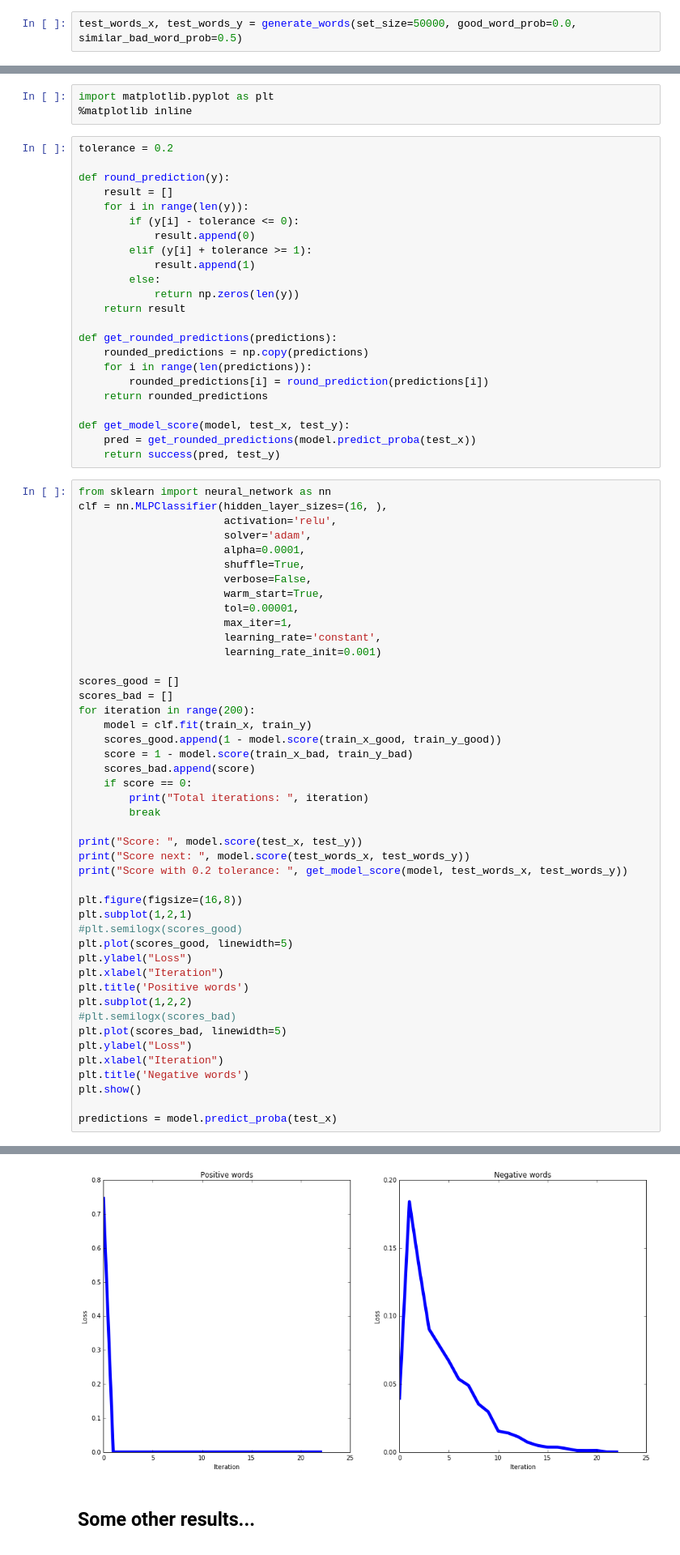
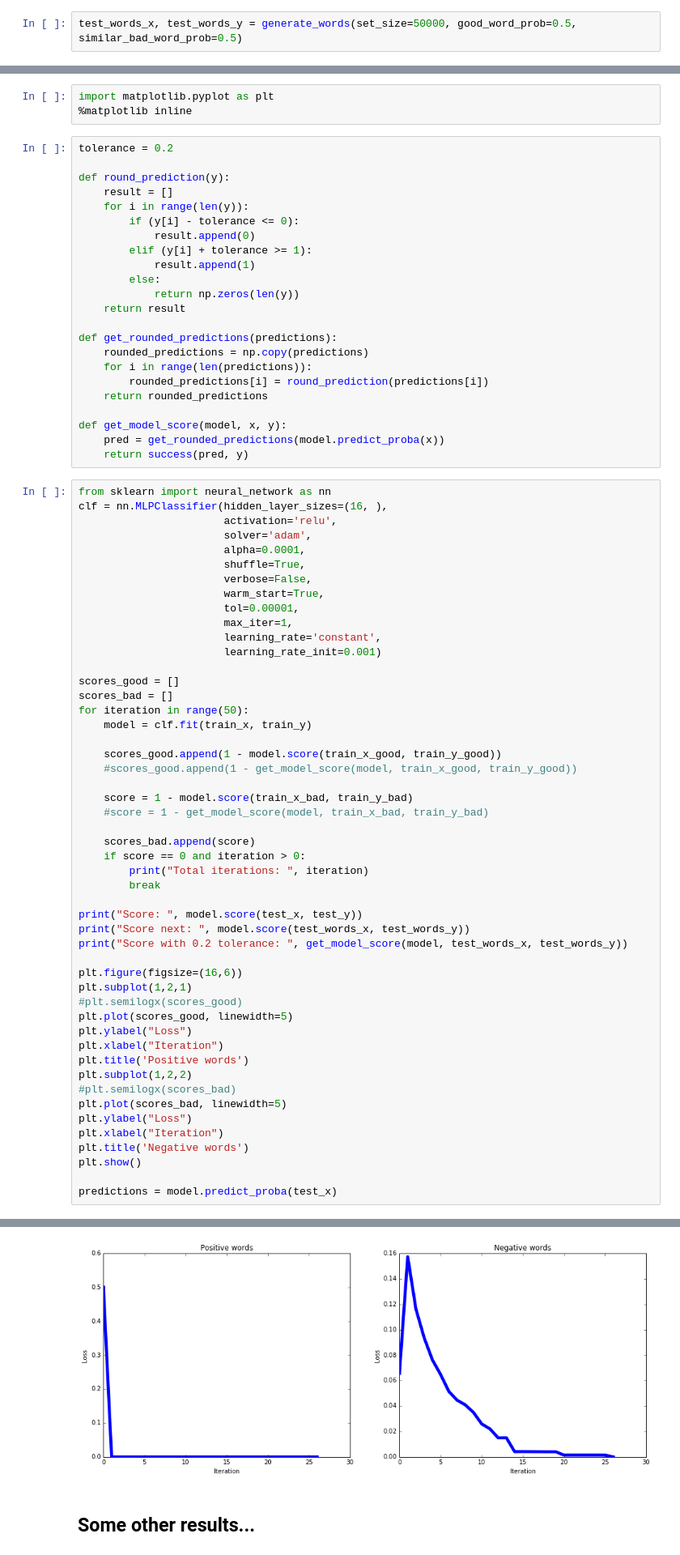
Before and after one commit to Honkl/MFF-NAIL060, a Jupyter notebook: 01/NN_IMPL_01.ipynb, the cells around one changed output, grey strips where cells are left out. Shown: that part at 81% size. Cells and saved outputs as stored; diff of their text form.

```diff
--- a/01/NN_IMPL_01.ipynb
+++ b/01/NN_IMPL_01.ipynb
@@ -197,7 +197,7 @@ train_y_good = np.array(train_y_good)
 train_x_bad = np.array(train_x_bad)
 train_y_bad = np.array(train_y_bad)
 # %%
-test_words_x, test_words_y = generate_words(set_size=50000, good_word_prob=0.0, similar_bad_word_prob=0.5)
+test_words_x, test_words_y = generate_words(set_size=50000, good_word_prob=0.5, similar_bad_word_prob=0.5)
 # %%
 f = "data.txt"
 with open (f, "r") as file:
@@ -297,9 +297,9 @@ def get_rounded_predictions(predictions):
         rounded_predictions[i] = round_prediction(predictions[i])
     return rounded_predictions
 
-def get_model_score(model, test_x, test_y):
-    pred = get_rounded_predictions(model.predict_proba(test_x))
-    return success(pred, test_y)
+def get_model_score(model, x, y):
+    pred = get_rounded_predictions(model.predict_proba(x))
+    return success(pred, y)
 # %%
 from sklearn import neural_network as nn
 clf = nn.MLPClassifier(hidden_layer_sizes=(16, ),
@@ -316,12 +316,17 @@ clf = nn.MLPClassifier(hidden_layer_sizes=(16, ),
 
 scores_good = []
 scores_bad = []
-for iteration in range(200):
+for iteration in range(50):
     model = clf.fit(train_x, train_y)
+
     scores_good.append(1 - model.score(train_x_good, train_y_good))
+    #scores_good.append(1 - get_model_score(model, train_x_good, train_y_good))
+
     score = 1 - model.score(train_x_bad, train_y_bad)
+    #score = 1 - get_model_score(model, train_x_bad, train_y_bad)
+
     scores_bad.append(score)
-    if score == 0:
+    if score == 0 and iteration > 0:
         print("Total iterations: ", iteration)
         break
 
@@ -329,7 +334,7 @@ print("Score: ", model.score(test_x, test_y))
 print("Score next: ", model.score(test_words_x, test_words_y))
 print("Score with 0.2 tolerance: ", get_model_score(model, test_words_x, test_words_y))
 
-plt.figure(figsize=(16,8))
+plt.figure(figsize=(16,6))
 plt.subplot(1,2,1)
 #plt.semilogx(scores_good)
 plt.plot(scores_good, linewidth=5)
@@ -353,4 +358,4 @@ Score with 0.2 tolerance:  0.99995
-[figure, old version]
+[figure, new version]
 # %% [markdown]
 ## Some other results...
 # %%
```
Also changed, not shown: parts of 3 cells of this notebook.
